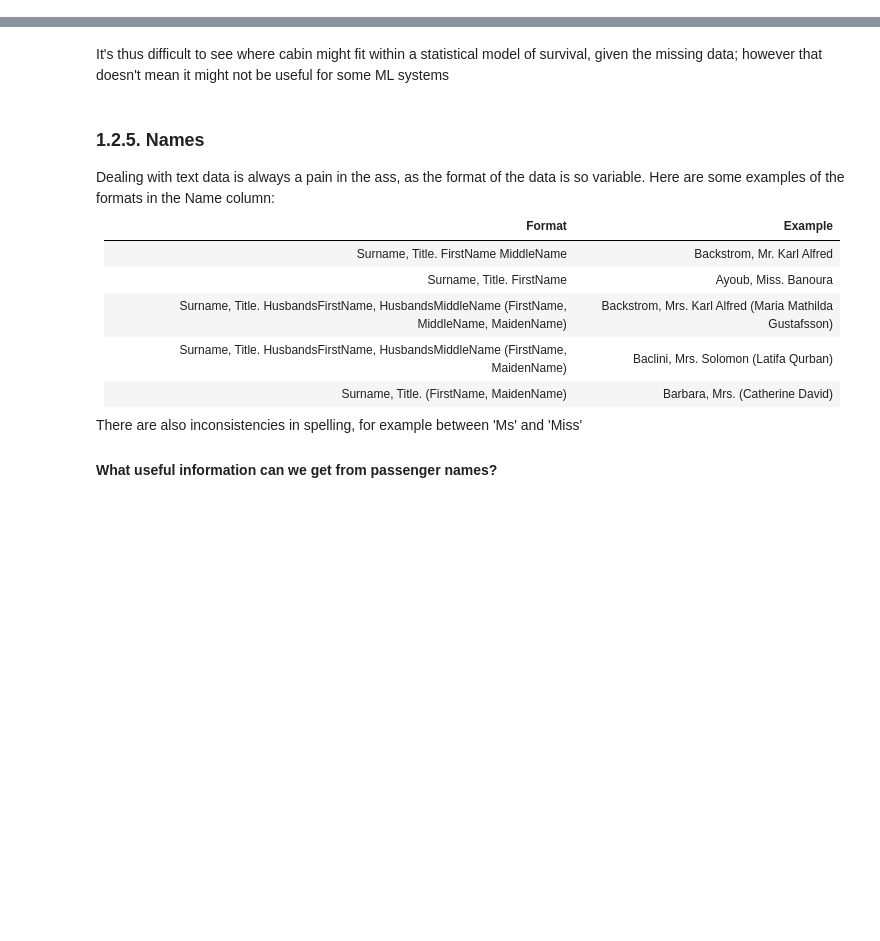
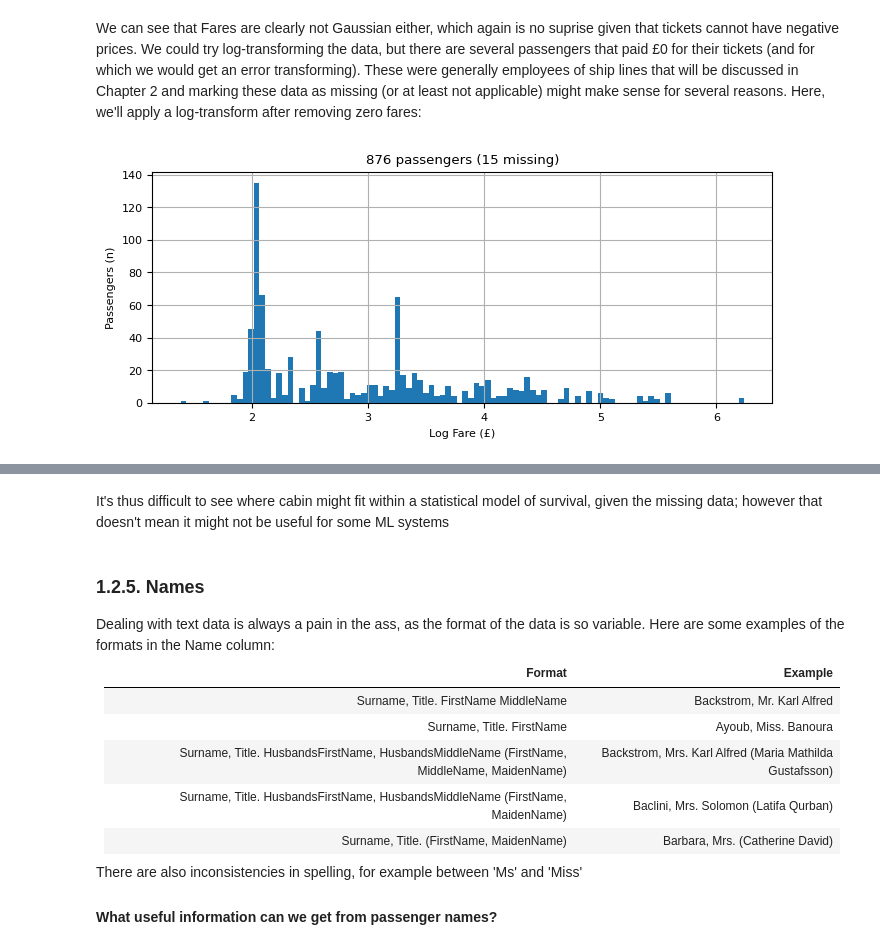
Before and after one commit to stephentown42/ML_examples, a Jupyter notebook: notebooks/titanic/1_understanding_the_data.ipynb, the cells around one changed output, grey strips where cells are left out. Drawn from its saved outputs; the diff is of its cells as text; code cells hidden in the pictures; blank space fills up the shorter version.

```diff
--- a/notebooks/titanic/1_understanding_the_data.ipynb
+++ b/notebooks/titanic/1_understanding_the_data.ipynb
@@ -261,0 +226,13 @@ Cabin data is missing primarily for 2nd and 3rd class passengers (92 and 98% res
+# %% [markdown]
+We can see that Fares are clearly not Gaussian either, which again is no suprise given that tickets cannot have negative prices. We could try log-transforming the data, but there are several passengers that paid £0 for their tickets (and for which we would get an error transforming). These were generally employees of ship lines that will be discussed in Chapter 2 and marking these data as missing (or at least not applicable) might make sense for several reasons. Here, we'll apply a log-transform after removing zero fares:
+# %%
+train['log_fare'] = np.log(train['Fare'].replace({0.0:np.nan}))
+
+plt.figure(figsize=(8,3))
+train['log_fare'].hist(bins=100)
+plt.xlabel('Log Fare (£)')
+plt.ylabel('Passengers (n)')
+plt.title(f"{train['log_fare'].dropna().shape[0]} passengers ({sum(train['log_fare'].isna())} missing)")
+plt.show()
+# %% [output]
+[figure, added]
```
Also changed, not shown: parts of 66 cells of this notebook, 3 other files.
